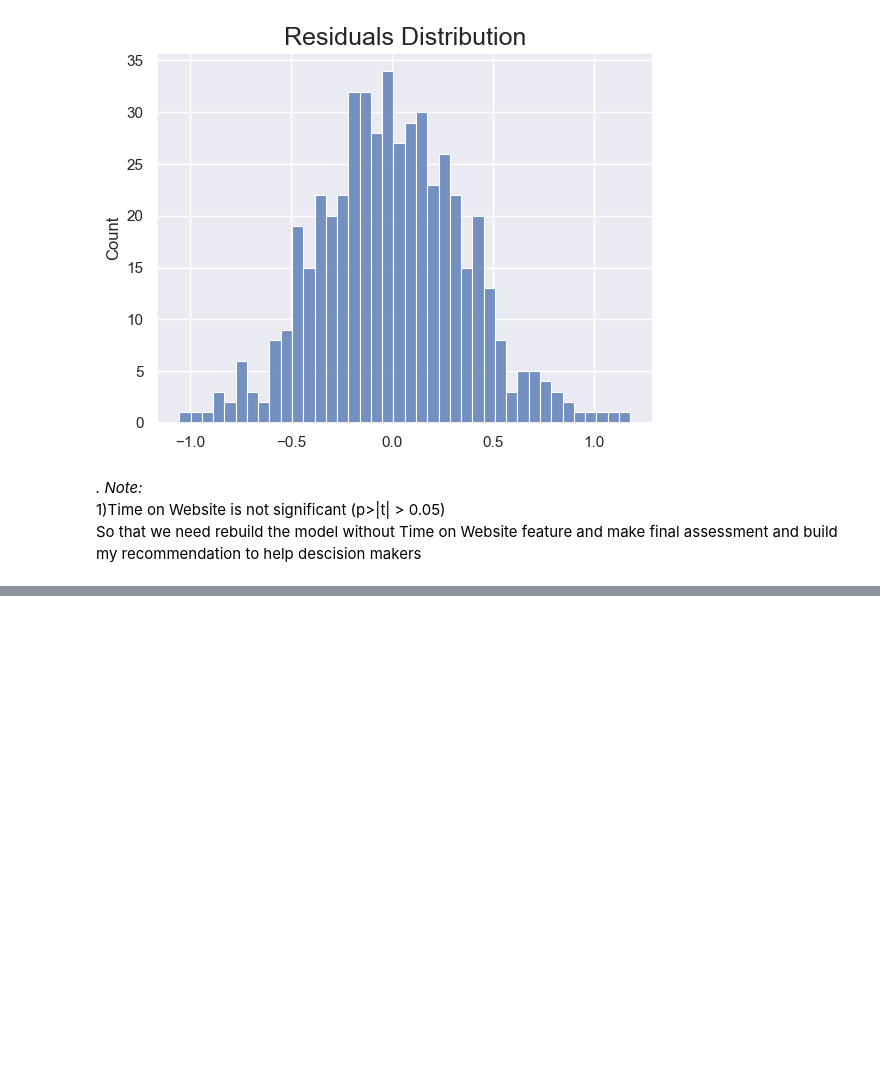
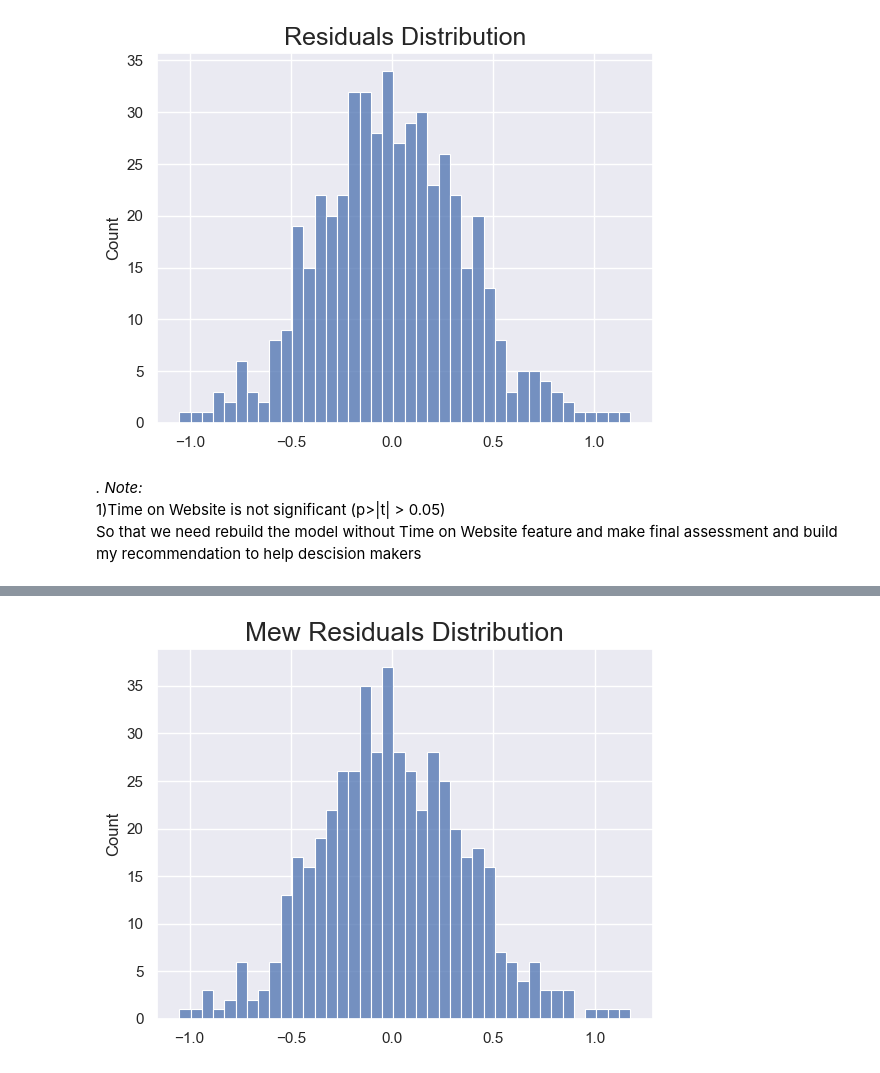
Before and after one commit to youssefSamir-DS/ML_Project-Ecommerce_Customers, a Jupyter notebook: Linear_Regression_project.ipynb, the cells around one changed output, grey strips where cells are left out. Drawn from its saved outputs; the diff is of its cells as text; code cells hidden in the pictures; blank space fills up the shorter version.

```diff
--- a/Linear_Regression_project.ipynb
+++ b/Linear_Regression_project.ipynb
@@ -457,0 +513,6 @@ So that we need rebuild the model without Time on Website feature and make final
+# %%
+sns.histplot(new_residuals,bins=40)
+plt.title("Mew Residuals Distribution",fontsize=19)
+plt.show()
+# %% [output]
+[figure, added]
```
Also changed, not shown: parts of 16 cells of this notebook.
